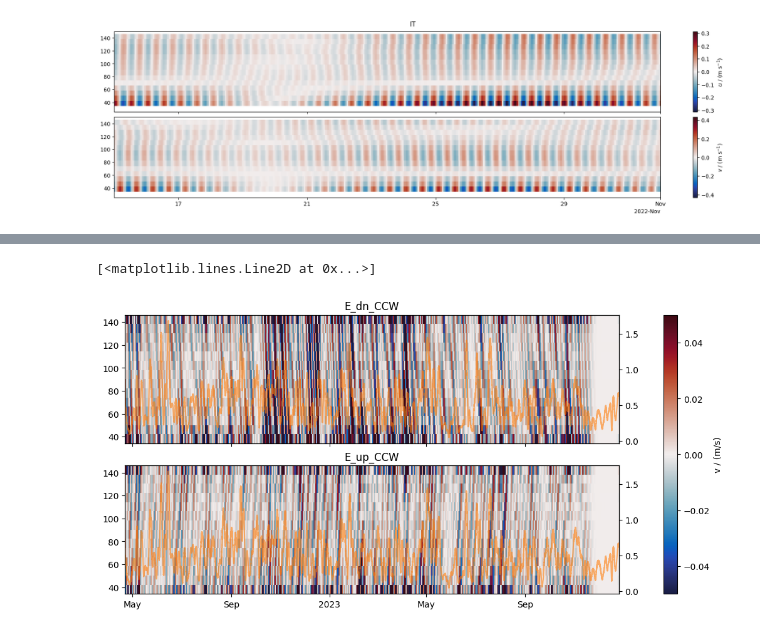
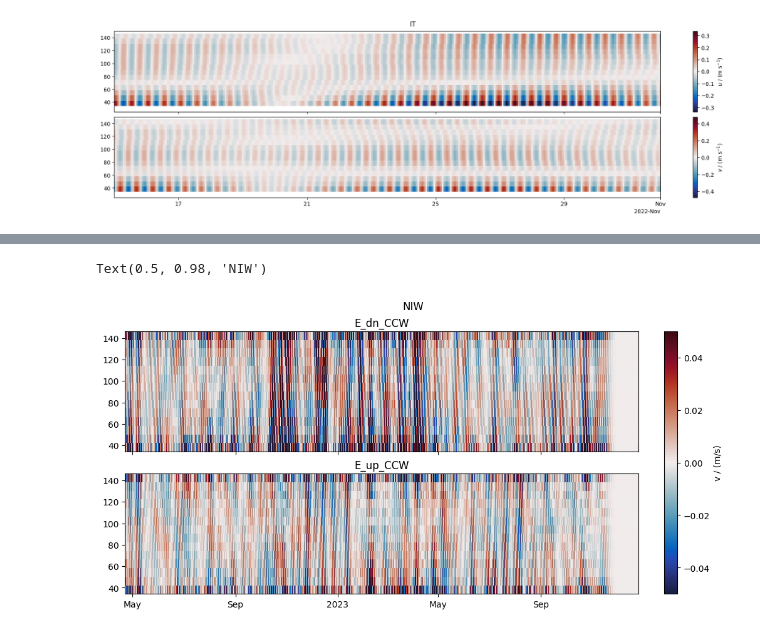
Before and after one commit to opinner/pinner2026_JPO_code, a Jupyter notebook: notebooks/exploratory/ADCP_analysis.ipynb, the cells around one changed output, grey strips where cells are left out. Saved outputs shown, nothing was run; the diff lists cells and outputs as text; code cells hidden in the pictures.

```diff
--- a/notebooks/exploratory/ADCP_analysis.ipynb
+++ b/notebooks/exploratory/ADCP_analysis.ipynb
@@ -28,3 +29,6 @@ Index([ 30.23,  38.23,  46.23,  54.23,  62.23,  70.23,  78.23,  86.23,  94.23,
       dtype='float64')
 # %% [markdown]
 # Filter to just inertial frequencies
+# %%
+f = pinner2026_jpo_code.constants.get_coriolis_frequency(lat=-64, unit="cpd", absolute=True)
+print(f"{f = :.3}")
@@ -422,62 +446,63 @@ def decompose_CV_up_dn(CV, time, mab):
     }
 # %%
 # complex velocity with CV[:,0] being the shallowest bin, i.e. highest mab
-CV = u_f.dropna(axis="columns", how="all") + 1j * v_f.dropna(axis="columns", how="all")
+CV_f = u_f.dropna(axis="columns", how="all") + 1j * v_f.dropna(axis="columns", how="all")
 
 # zero padding for sanity checks
 # for mab in np.arange(start=142.23,stop=800,step = 8):
 #     CV[mab] = 0
 
-CV = CV.iloc[:, ::-1]
-assert CV.columns[0] > CV.columns[1]  # the shallowest bin has to have the highest mab
+CV_f = CV_f.iloc[:, ::-1]
+assert CV_f.columns[0] > CV_f.columns[1]  # the shallowest bin has to have the highest mab
 
 # assumes the returned CV has the same direction of depth indices as the input CV
-results = decompose_CV_up_dn(CV=CV, time=CV.index, mab=CV.columns)
+results_f = decompose_CV_up_dn(CV=CV_f, time=CV_f.index, mab=CV_f.columns)
 # %%
 fig, ax = plt.subplots(nrows=2, sharex=True, sharey=True, layout="constrained", figsize=(10, 5))
-for i, (name, data) in enumerate(results.items()):
+for i, (name, data) in enumerate(results_f.items()):
     if name == "raw":
         continue
     if "CCW" not in name:
         continue
     ax[i].set_title(name)
     im = ax[i].pcolormesh(
         data.index,
         data.columns,
         data.to_numpy().imag.T,  # v (east) velocity
         norm=mcolors.CenteredNorm(halfrange=0.05),
         cmap=cm.cm.balance,
     )
 
 for axis in ax:
     # axis.set_ylim(30, 150)
     # axis.set_xlim(mdates.datestr2num("2023-02"),mdates.datestr2num("2023-03"))
     # axis.set_xlim(mdates.datestr2num("2022-10-15"), mdates.datestr2num("2022-11-01"))
     locator = mdates.AutoDateLocator(minticks=3, maxticks=7)
     formatter = mdates.ConciseDateFormatter(locator)
     axis.xaxis.set_major_locator(locator)
     axis.xaxis.set_major_formatter(formatter)
 
 cbar = fig.colorbar(im, ax=ax)
 cbar.set_label("v / (m/s)")
+fig.suptitle("NIW")
 
-ax0 = ax[0].twinx()
-ax0.plot(
-    inertial_wind_at_C.loc[CV.index[0] : CV.index[-1]].index,
-    inertial_wind_at_C.loc[CV.index[0] : CV.index[-1]].abs().rolling(window="1D").mean(),
-    alpha=0.6,
-    color="tab:orange",
-)
-ax1 = ax[1].twinx()
-ax1.plot(
-    inertial_wind_at_C.loc[CV.index[0] : CV.index[-1]].index,
-    inertial_wind_at_C.loc[CV.index[0] : CV.index[-1]].abs().rolling(window="1D").mean(),
-    alpha=0.6,
-    color="tab:orange",
-)
+# ax0 = ax[0].twinx()
+# ax0.plot(
+#     inertial_wind_at_C.loc[CV.index[0] : CV.index[-1]].index,
+#     inertial_wind_at_C.loc[CV.index[0] : CV.index[-1]].abs().rolling(window="1D").mean(),
+#     alpha=0.6,
+#     color="tab:orange",
+# )
+# ax1 = ax[1].twinx()
+# ax1.plot(
+#     inertial_wind_at_C.loc[CV.index[0] : CV.index[-1]].index,
+#     inertial_wind_at_C.loc[CV.index[0] : CV.index[-1]].abs().rolling(window="1D").mean(),
+#     alpha=0.6,
+#     color="tab:orange",
+# )
 # %% [output]
-[<matplotlib.lines.Line2D at 0x...>]
+Text(0.5, 0.98, 'NIW')
-[figure, old version]
+[figure, new version]
 # %%
 fig, ax = plt.subplots(nrows=2, sharex=True, sharey=True, layout="constrained", figsize=(10, 5))
 for i, (name, data) in enumerate(results.items()):
```
Also changed, not shown: parts of 15 cells of this notebook.
